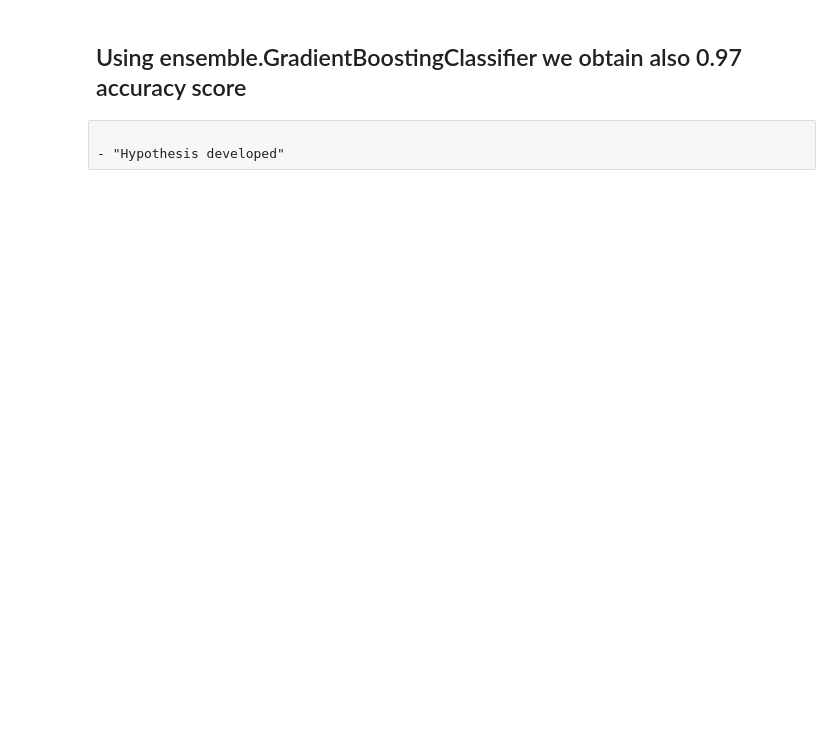
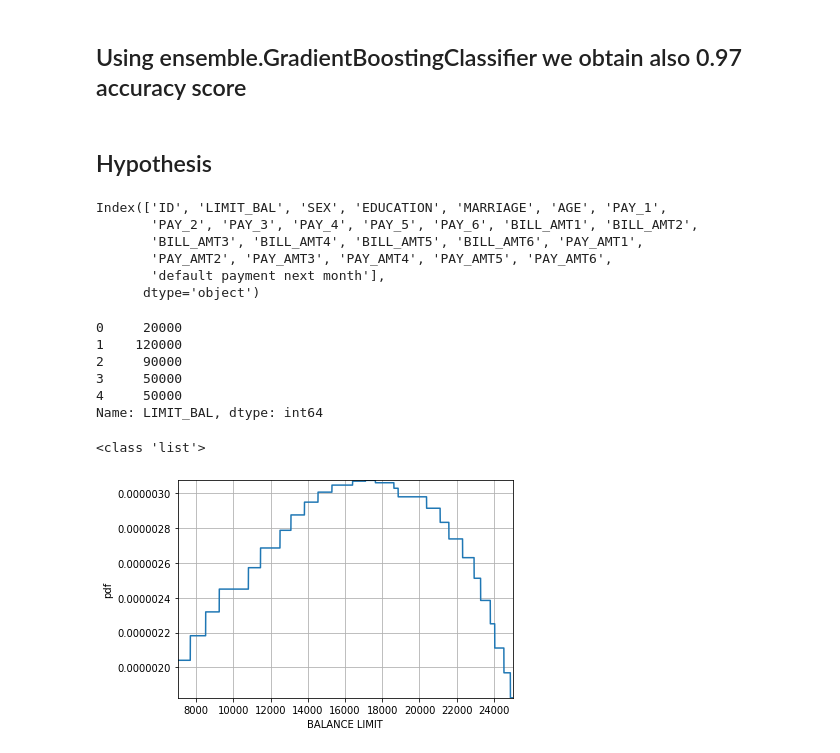
Before and after one commit to dsGitHubRepository/default-of-credit-card-clients, a Jupyter notebook: credit-card-default-in-depth Analysis-Machine-Learning.ipynb, the cells around one changed output. Cells and saved outputs as stored; diff of their text form; code cells hidden in the pictures; blank space fills up the shorter version.

```diff
--- a/credit-card-default-in-depth Analysis-Machine-Learning.ipynb
+++ b/credit-card-default-in-depth Analysis-Machine-Learning.ipynb
@@ -183,5 +184,41 @@ accuracy_score(y_t, y_p), roc_auc_score(y_t, y_p)
 # %% [markdown]
 ## Using ensemble.GradientBoostingClassifier we obtain also 0.97 accuracy score
-# %% [raw]
-
-- "Hypothesis developed"
+# %% [markdown]
+
+## Hypothesis
+# %%
+df.columns
+# %% [output]
+Index(['ID', 'LIMIT_BAL', 'SEX', 'EDUCATION', 'MARRIAGE', 'AGE', 'PAY_1',
+       'PAY_2', 'PAY_3', 'PAY_4', 'PAY_5', 'PAY_6', 'BILL_AMT1', 'BILL_AMT2',
+       'BILL_AMT3', 'BILL_AMT4', 'BILL_AMT5', 'BILL_AMT6', 'PAY_AMT1',
+       'PAY_AMT2', 'PAY_AMT3', 'PAY_AMT4', 'PAY_AMT5', 'PAY_AMT6',
+       'default payment next month'],
+      dtype='object')
+# %%
+bill = ['BILL_AMT1', 'BILL_AMT2','BILL_AMT3', 'BILL_AMT4', 'BILL_AMT5', 'BILL_AMT6']
+pay = ['PAY_AMT1','PAY_AMT2', 'PAY_AMT3', 'PAY_AMT4', 'PAY_AMT5', 'PAY_AMT6']
+df['LIMIT_BAL'].head()
+# %% [output]
+0     20000
+1    120000
+2     90000
+3     50000
+4     50000
+Name: LIMIT_BAL, dtype: int64
+# %%
+from scipy.stats import norm
+bal = np.sort(np.asanyarray(df.LIMIT_BAL))
+bal_pdf = norm.pdf(bal, loc=np.mean(bal), scale=np.std(bal))
+bal_cdf = norm.cdf(bal, loc=np.mean(bal), scale=np.std(bal))
+x_pt = np.arange(1, len(bal_pdf)+1).tolist()
+print(type(x_pt))
+plt.plot(x_pt[7000:25000], (bal_pdf[7000:25000]))
+plt.autoscale(enable=True, tight=True)
+plt.grid()
+plt.xlabel('BALANCE LIMIT')
+plt.ylabel('pdf')
+plt.show()
+# %% [output]
+<class 'list'>
+[figure, added]
```
Also changed, not shown: parts of 18 cells of this notebook.
